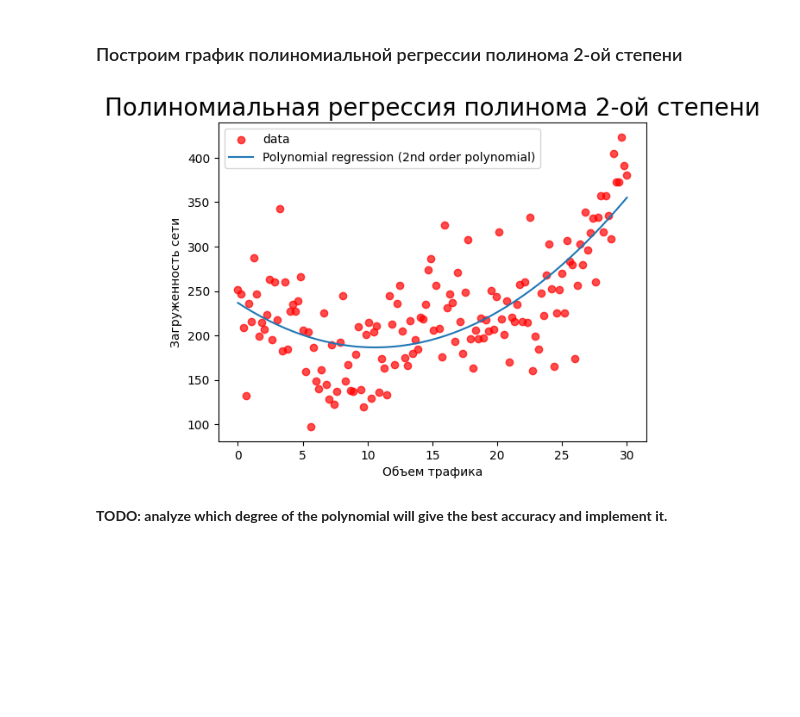
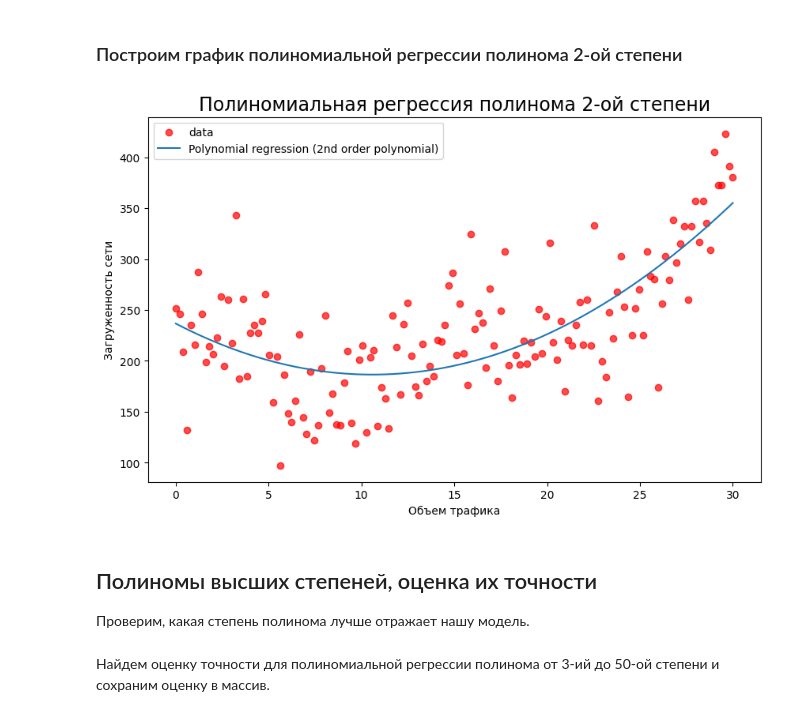
Before and after one commit to rezabungel/The-basics-of-artificial-intelligence-Laboratory-Works, a Jupyter notebook: Practical work 5/Linear_and_polynomial_regression.ipynb, the cells around one changed output. Cells and saved outputs as stored; diff of their text form; code cells hidden in the pictures; blank space fills up the shorter version.

```diff
--- a/Practical work 5/Linear_and_polynomial_regression.ipynb
+++ b/Practical work 5/Linear_and_polynomial_regression.ipynb
@@ -81,11 +80,12 @@ plt.show()
 pf = PolynomialFeatures(2) # default=2
 x_poly = pf.fit_transform(x)
 # %%
-linear_model.fit(x_poly, y); # Полиномиальная регрессия - полином 2-ой степени.
+polynomial_model = linear_model
+polynomial_model.fit(x_poly, y); # Полиномиальная регрессия (полином 2-ой степени).
 # %% [markdown]
 Делаем предсказания с помощью нашей полученной модели.
 # %%
-pred_poly = linear_model.predict(x_poly)
+pred_poly = polynomial_model.predict(x_poly)
 # %% [markdown]
 Проверим точность модели с помощью коэффициента детерминации $R^2$.
 # %%
@@ -98,15 +98,17 @@ print("Коэффициент детерминации R^2 нашей модел
 # %% [markdown]
 ### Построим график полиномиальной регрессии полинома 2-ой степени
 # %%
-fig, ax = plt.subplots()
+fig, ax = plt.subplots(figsize = (10,6))
 ax.scatter(x, y, c='red' ,alpha=0.7 ,label="data")
 ax.plot(x, pred_poly, linewidth = 1.5 ,label="Polynomial regression (2nd order polynomial)")
-ax.set_title("Полиномиальная регрессия полинома 2-ой степени", fontsize=20)
+ax.set_title("Полиномиальная регрессия полинома 2-ой степени", fontsize=17)
 ax.set_xlabel("Объем трафика") # Подписываем ось X
 ax.set_ylabel("Загруженность сети") # Подписываем ось Y
 ax.legend(loc='best') # Расположение легенды (выбирается лучшее расположение автоматически)
 plt.show()
 # %% [output]
-[figure, old version]
+[figure, new version]
 # %% [markdown]
-**TODO: analyze which degree of the polynomial will give the best accuracy and implement it.**
+## Полиномы высших степеней, оценка их точности
+
+Проверим, какая степень полинома лучше отражает нашу модель.
@@ -112,0 +117,2 @@ plt.show()
+# %% [markdown]
+Найдем оценку точности для полиномиальной регрессии полинома от 3-ий до 50-ой степени и сохраним оценку в массив.
```
Also changed, not shown: parts of 21 cells of this notebook.
